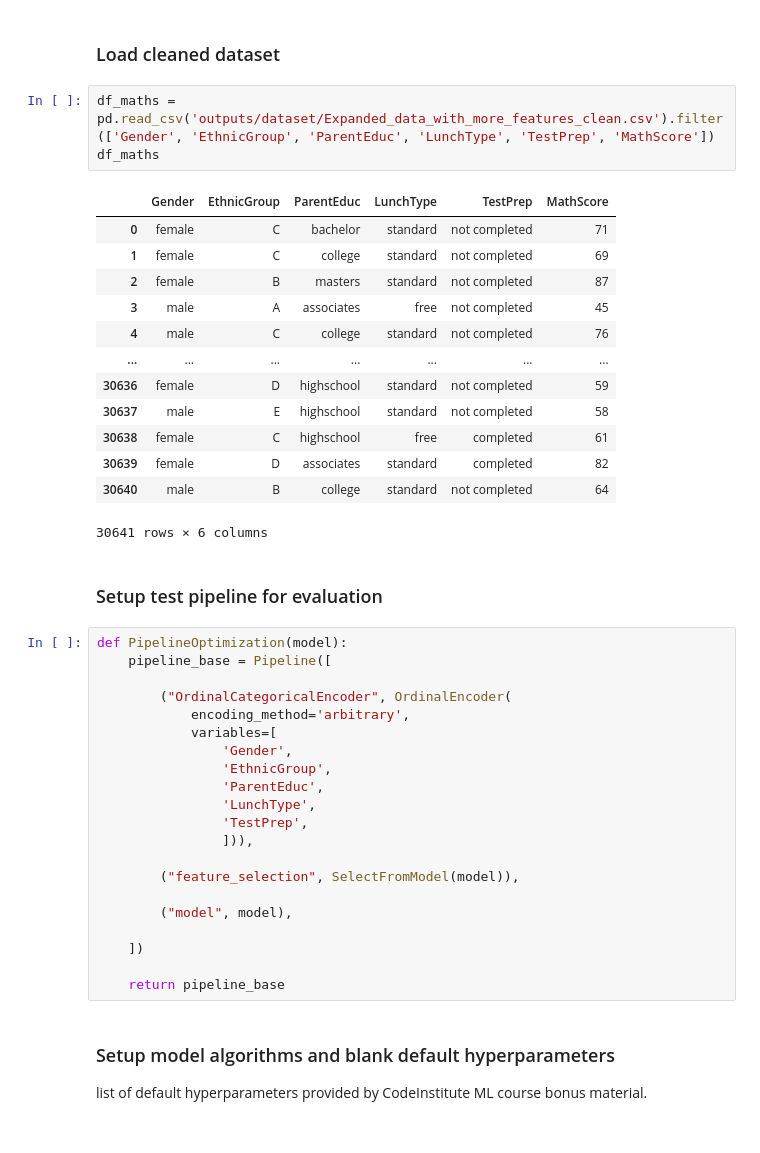
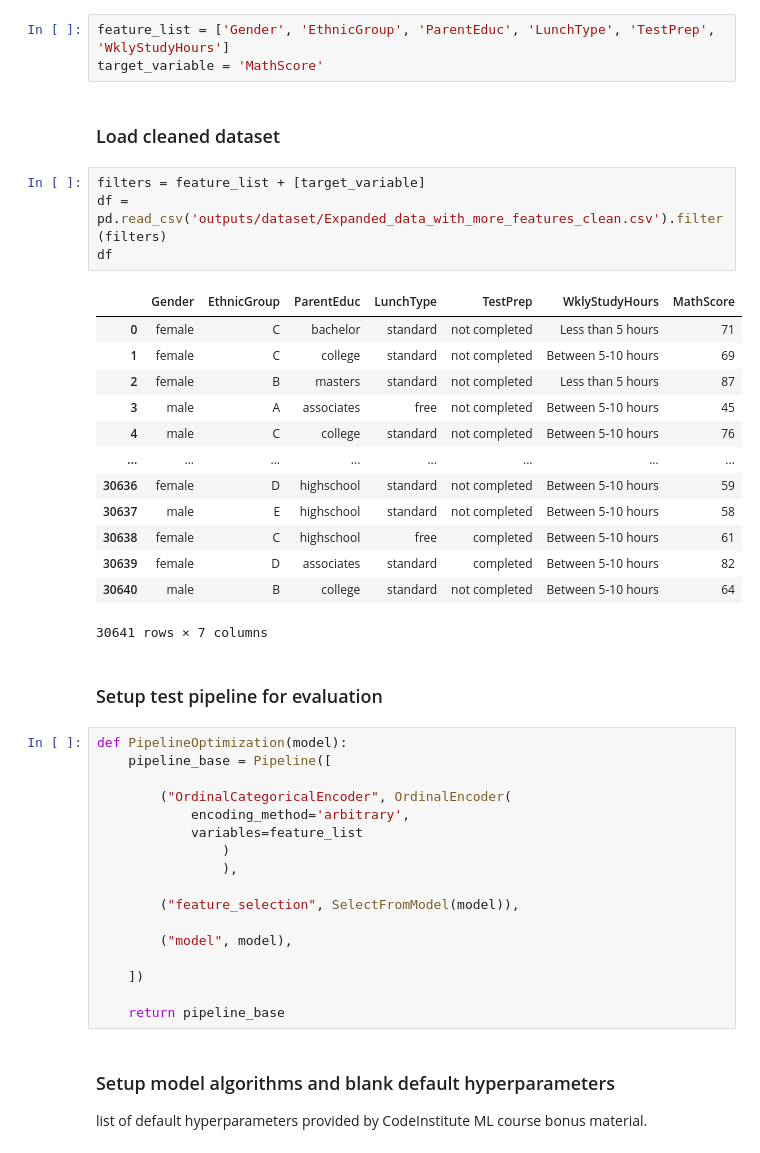
Before and after one commit to A-Hoenig/student-AI, a Jupyter notebook: jupyter_notebooks/NB_8c_math_model_class_2.ipynb, the cells around one changed output. Drawn from its saved outputs; the diff is of its cells as text.

Commit message:
refactor NB8c dynamic feature and target definition

```diff
--- a/jupyter_notebooks/NB_8c_math_model_class_2.ipynb
+++ b/jupyter_notebooks/NB_8c_math_model_class_2.ipynb
@@ -98,22 +100,26 @@ Active Directory: /workspace/student-AI
+# %%
+feature_list = ['Gender', 'EthnicGroup', 'ParentEduc', 'LunchType', 'TestPrep', 'WklyStudyHours']
+target_variable = 'MathScore'
 # %% [markdown]
 ### Load cleaned dataset
 # %%
-df_maths = pd.read_csv('outputs/dataset/Expanded_data_with_more_features_clean.csv').filter(['Gender', 'EthnicGroup', 'ParentEduc', 'LunchType', 'TestPrep', 'MathScore'])
-df_maths
+filters = feature_list + [target_variable]
+df = pd.read_csv('outputs/dataset/Expanded_data_with_more_features_clean.csv').filter(filters)
+df
 # %% [output]
-|  | Gender | EthnicGroup | ParentEduc | LunchType | TestPrep | MathScore |
-| 0 | female | C | bachelor | standard | not completed | 71 |
-| 1 | female | C | college | standard | not completed | 69 |
-| 2 | female | B | masters | standard | not completed | 87 |
-| 3 | male | A | associates | free | not completed | 45 |
-| 4 | male | C | college | standard | not completed | 76 |
-| ... | ... | ... | ... | ... | ... | ... |
-| 30636 | female | D | highschool | standard | not completed | 59 |
-| 30637 | male | E | highschool | standard | not completed | 58 |
-| 30638 | female | C | highschool | free | completed | 61 |
-| 30639 | female | D | associates | standard | completed | 82 |
-| 30640 | male | B | college | standard | not completed | 64 |
+|  | Gender | EthnicGroup | ParentEduc | LunchType | TestPrep | WklyStudyHours | MathScore |
+| 0 | female | C | bachelor | standard | not completed | Less than 5 hours | 71 |
+| 1 | female | C | college | standard | not completed | Between 5-10 hours | 69 |
+| 2 | female | B | masters | standard | not completed | Less than 5 hours | 87 |
+| 3 | male | A | associates | free | not completed | Between 5-10 hours | 45 |
+| 4 | male | C | college | standard | not completed | Between 5-10 hours | 76 |
+| ... | ... | ... | ... | ... | ... | ... | ... |
+| 30636 | female | D | highschool | standard | not completed | Between 5-10 hours | 59 |
+| 30637 | male | E | highschool | standard | not completed | Between 5-10 hours | 58 |
+| 30638 | female | C | highschool | free | completed | Between 5-10 hours | 61 |
+| 30639 | female | D | associates | standard | completed | Between 5-10 hours | 82 |
+| 30640 | male | B | college | standard | not completed | Between 5-10 hours | 64 |
-30641 rows × 6 columns
+30641 rows × 7 columns
 # %% [markdown]
 ### Setup test pipeline for evaluation
 # %%
@@ -122,13 +128,9 @@ def PipelineOptimization(model):
 
         ("OrdinalCategoricalEncoder", OrdinalEncoder(
             encoding_method='arbitrary',
-            variables=[
-                'Gender',
-                'EthnicGroup',
-                'ParentEduc',
-                'LunchType',
-                'TestPrep',
-                ])),
+            variables=feature_list
+                )
+                ),
 
         ("feature_selection", SelectFromModel(model)),
 
```
Also changed, not shown: parts of 17 cells of this notebook, 2 other files.
